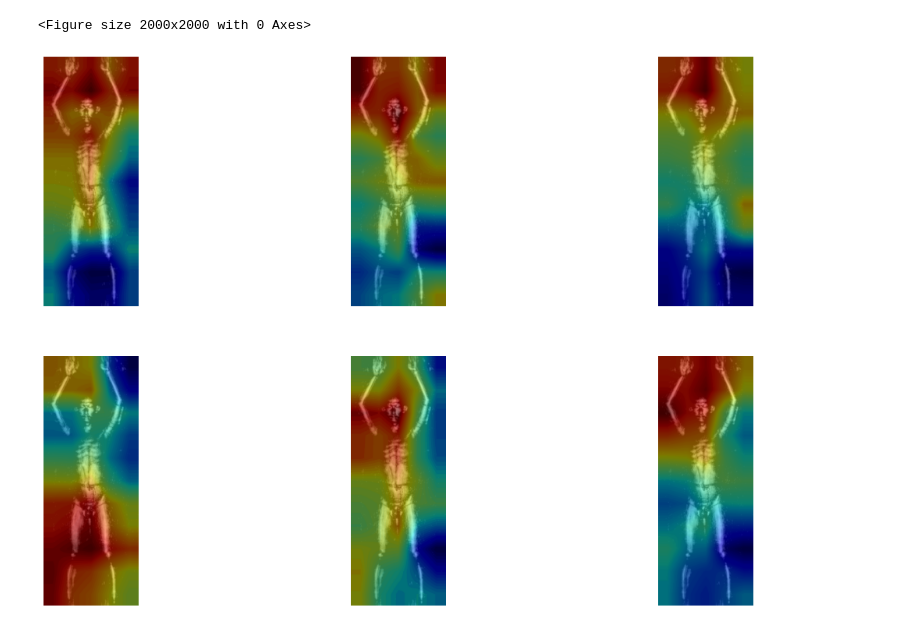
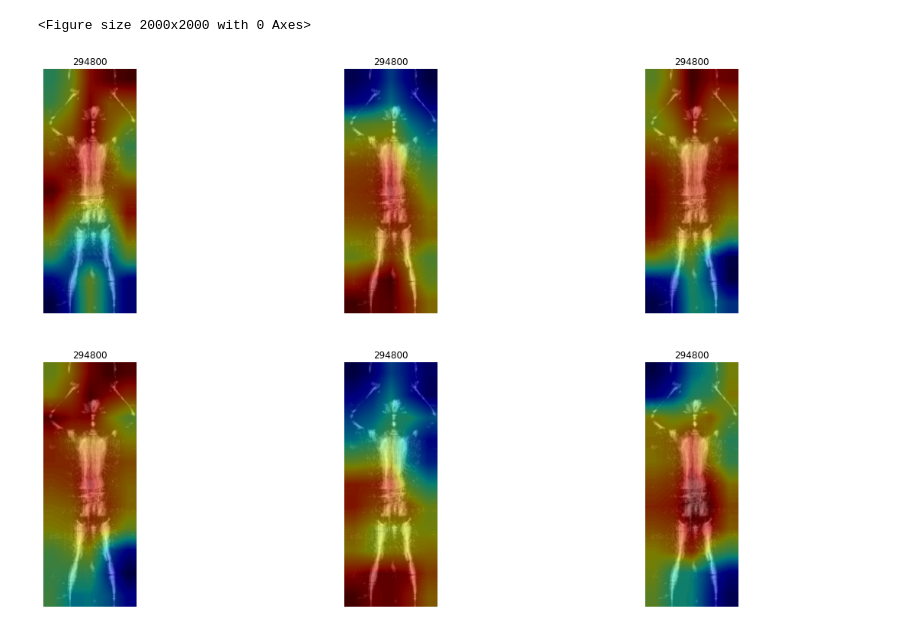
Before and after one commit to ChengIC/my_patchcore, a Jupyter notebook: FinalCore/Visualize_Runs_Jul-21-2022.ipynb, the cells around one changed output. Cells and saved outputs as stored; diff of their text form; code cells hidden in the pictures.

```diff
--- a/FinalCore/Visualize_Runs_Jul-21-2022.ipynb
+++ b/FinalCore/Visualize_Runs_Jul-21-2022.ipynb
@@ -69,21 +69,22 @@ def get_all_fv_imgs(img_id, runs_dir, obj_dir):
     sample_img = cv2.imread(sample_img_path)
 
     all_fv_imgs = []
-    for num, json_file_name in enumerate(os.listdir(run_path)):
+    information = []
+    for json_file_name in os.listdir(run_path):
         if '.json' in json_file_name:
             json_file_path = os.path.join(run_path, json_file_name)
 
             with open(json_file_path) as json_file: result_data = json.load(json_file)
 
             all_fv_imgs.append(renderFeatureMap(torch.tensor(result_data['pixel_score']), sample_img))
-
-    return all_fv_imgs
+            information.append(result_data['count_pixels'])
+    return all_fv_imgs, information
 # %%
 import cv2
 runs_dir = '/Users/rc/Documents/GitHub/my_patchcore/FinalCore/exp/2022_07_21_10_21_36/runs'
 img_id = random.choice(os.listdir(runs_dir))
 obj_dir = '/Users/rc/Documents/GitHub/my_patchcore/datasets/full_body/test/objs/'
-all_fv_imgs = get_all_fv_imgs(img_id, runs_dir, obj_dir)
+all_fv_imgs, information = get_all_fv_imgs(img_id, runs_dir, obj_dir)
 # %% [output]
 <Figure size 2000x2000 with 0 Axes>
 <Figure size 2000x2000 with 0 Axes>
@@ -94,12 +95,13 @@ all_fv_imgs = get_all_fv_imgs(img_id, runs_dir, obj_dir)
 # %%
 # setting values to rows and column variables
 rows = 3
 columns = 3
 fig = plt.figure(figsize=(20, 20))
 for idx, img in enumerate(all_fv_imgs):
     fig.add_subplot(rows, columns, idx+1)
     # showing image
     plt.imshow(img)
     plt.axis('off')
+    plt.title(information[idx]['0.9'])
 # %% [output]
-[figure, old version]
+[figure, new version]
```
Also changed, not shown: parts of 1 cell of this notebook, 1 other file.
